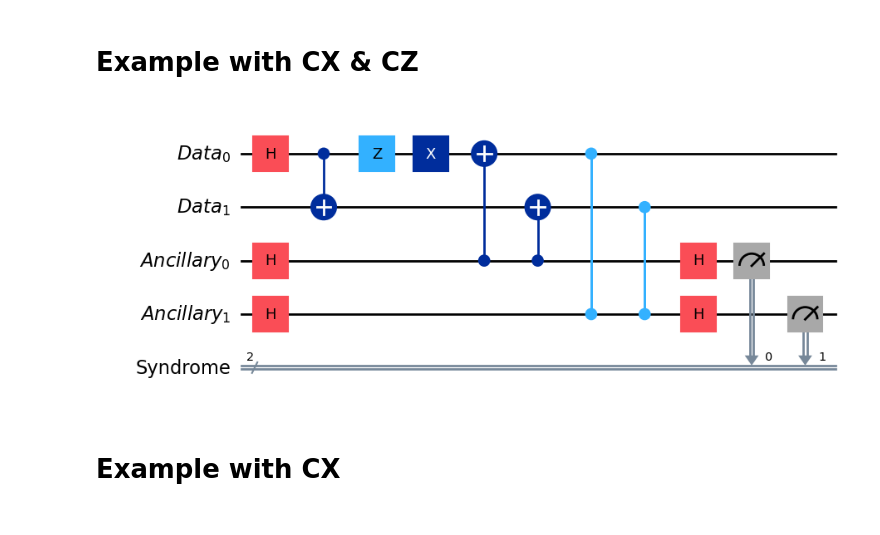
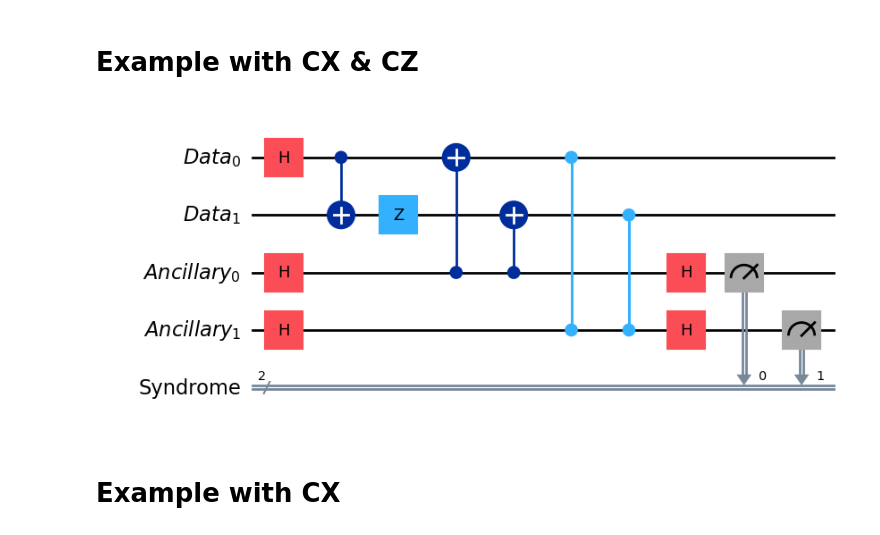
Before and after one commit to Mitch36/QuantumSim-QEC, a Jupyter notebook: QuantumSimStabilizerMeasurements.ipynb, the cells around one changed output. Drawn from its saved outputs; the diff is of its cells as text; code cells hidden in the pictures.

```diff
--- a/QuantumSimStabilizerMeasurements.ipynb
+++ b/QuantumSimStabilizerMeasurements.ipynb
@@ -13,36 +13,36 @@ qra = QuantumRegister(2, "Ancillary")
 cr = ClassicalRegister(2,"Syndrome")
 qc = QuantumCircuit(qrd, qra, cr)
 d1, d2, x1, z1 = 0, 1, 2, 3
 
 qc.h(d1)
 qc.cx(d1, d2)
 
-qc.z(d1)
-qc.x(d1)
+qc.z(d2)
+# qc.x(d2)
 
 qc.h(x1)
 qc.h(z1)
 
 qc.cx(x1, d1)
 qc.cx(x1, d2)
 
 qc.cz(z1, d1)
 qc.cz(z1, d2)
 
 qc.h(x1)
 qc.h(z1)
 
 qc.measure(x1, 0)
 qc.measure(z1, 1)
 
 qc.draw("mpl")
 
 # backend = BasicSimulator()
 # result = backend.run(qc, shots=20).result()
 # counts = result.get_counts()
 # plot_histogram(counts)
 # %% [output]
-[figure, old version]
+[figure, new version]
 # %% [markdown]
 Example with CX
 =================
```
Also changed, not shown: parts of 1 cell of this notebook, 2 other files.
